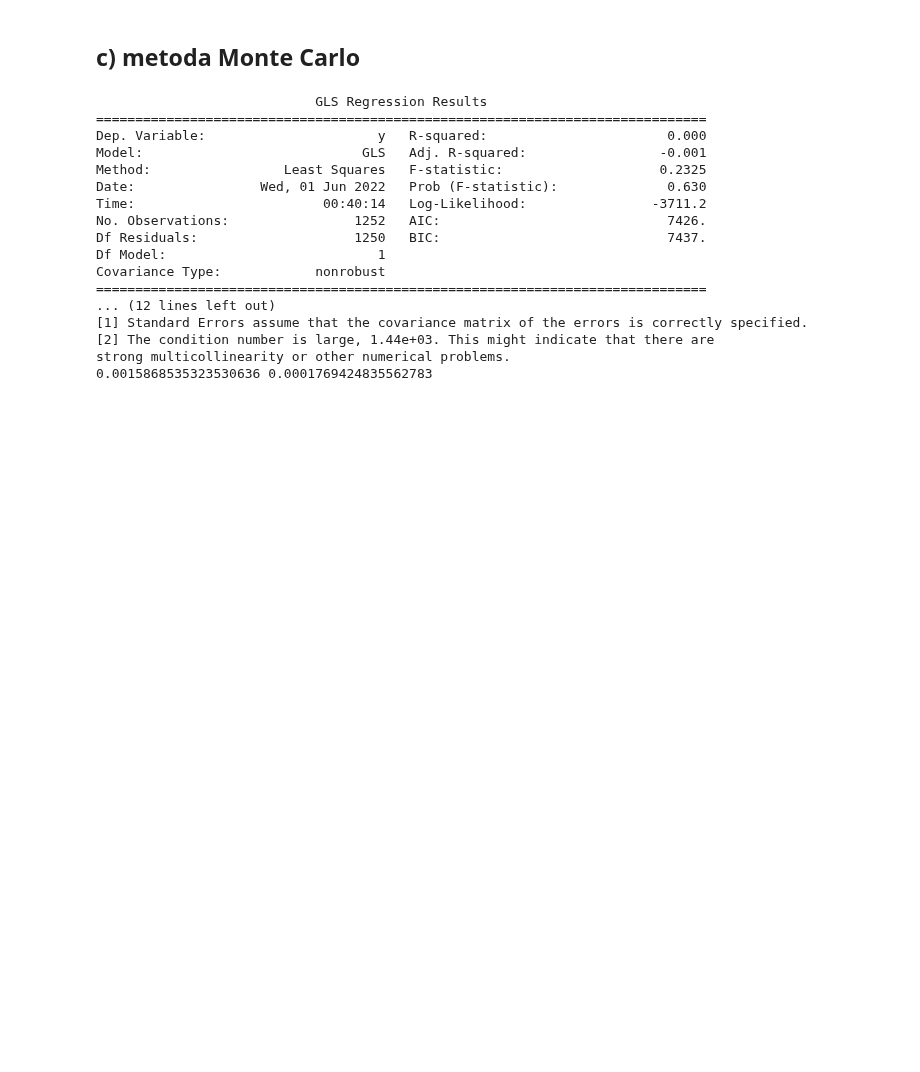
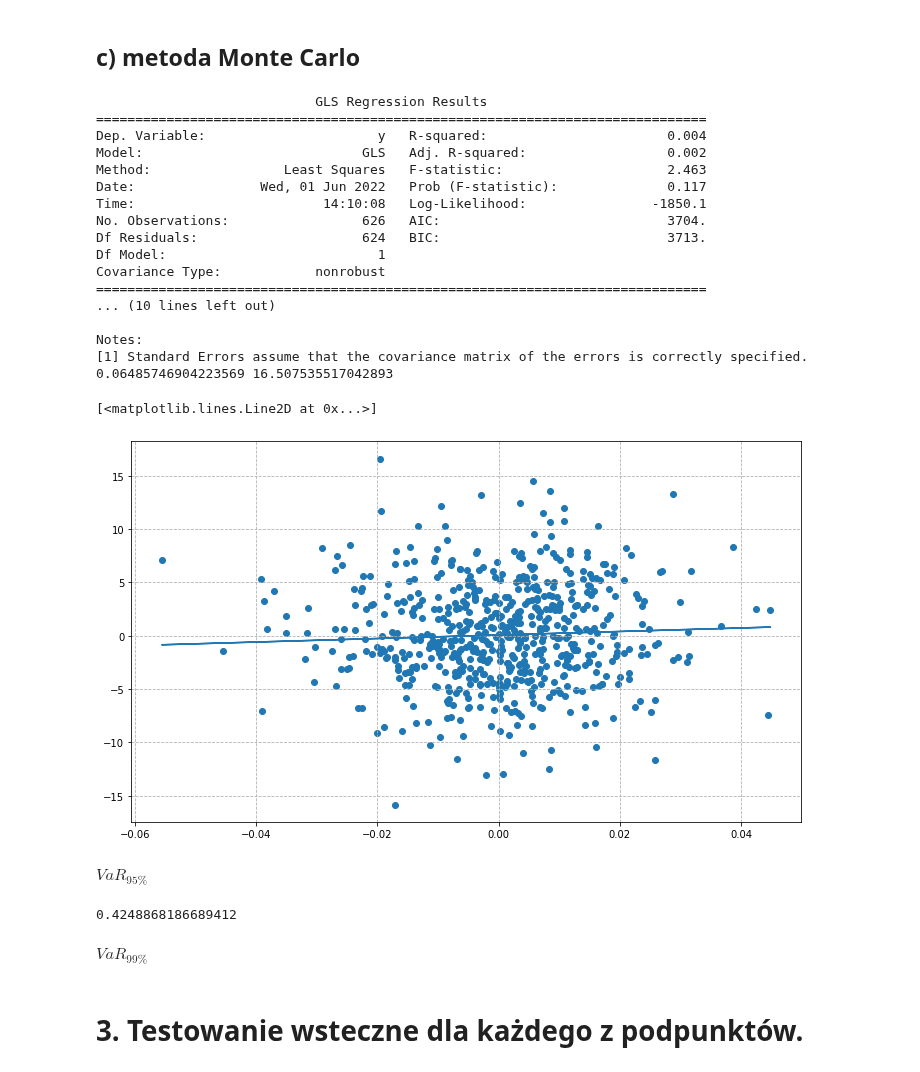
Before and after one commit to KatarzynaTurbanska/enterprise_risk_management, a Jupyter notebook: Prezentacja 4/value_at_risk.ipynb, the cells around one changed output. Drawn from its saved outputs; the diff is of its cells as text; code cells hidden in the pictures; blank space fills up the shorter version.

```diff
--- a/Prezentacja 4/value_at_risk.ipynb
+++ b/Prezentacja 4/value_at_risk.ipynb
@@ -273,32 +269,32 @@ $VaR_{99\%} = 0.13654$
 # %% [markdown]
 ## c) metoda Monte Carlo
 # %%
-#dobieramy model regresji liniowej dla zmiennej kakao
-y1 = cocoa_close
-x1 = np.arange(0, len(y1))
-
+#dobieramy model regresji liniowej dla zmiennej kakao opisanej czynnikiem ryzyka
+y1 = cocoa_close[0:626]
+x1 = pln_usd_close[0:626]
 x1 = sm.add_constant(x1)
 model1 = sm.GLS(y1, x1).fit()
 
 print(model1.summary())
+
 alpha1 = model1.params[0]
 beta1 = model1.params[1]
 print(alpha1, beta1)
 # %% [output]
                             GLS Regression Results
 ==============================================================================
-Dep. Variable:                      y   R-squared:                       0.000
-Model:                            GLS   Adj. R-squared:                 -0.001
-Method:                 Least Squares   F-statistic:                    0.2325
-Date:                Wed, 01 Jun 2022   Prob (F-statistic):              0.630
-Time:                        00:40:14   Log-Likelihood:                -3711.2
-No. Observations:                1252   AIC:                             7426.
-Df Residuals:                    1250   BIC:                             7437.
+Dep. Variable:                      y   R-squared:                       0.004
+Model:                            GLS   Adj. R-squared:                  0.002
+Method:                 Least Squares   F-statistic:                     2.463
+Date:                Wed, 01 Jun 2022   Prob (F-statistic):              0.117
+Time:                        14:10:08   Log-Likelihood:                -1850.1
+No. Observations:                 626   AIC:                             3704.
+Df Residuals:                     624   BIC:                             3713.
 Df Model:                           1
 Covariance Type:            nonrobust
 ==============================================================================
-... (12 lines left out)
+... (10 lines left out)
+
+Notes:
 [1] Standard Errors assume that the covariance matrix of the errors is correctly specified.
-[2] The condition number is large, 1.44e+03. This might indicate that there are
-strong multicollinearity or other numerical problems.
-0.0015868535323530636 0.0001769424835562783
+0.06485746904223569 16.507535517042893
@@ -304,0 +305,13 @@ strong multicollinearity or other numerical problems.
+# %%
+train = pln_usd_close[0:626]
+test = pln_usd_close[626:1252]
+# %%
+def func(data, alpha, beta):
+
+    return alpha + beta*data
+# %%
+plt.scatter(test, cocoa_close[626:1252])
+plt.plot(test, func(test, alpha1, beta1))
+# %% [output]
+[<matplotlib.lines.Line2D at 0x...>]
+[figure, added]
@@ -304,0 +320,10 @@ strong multicollinearity or other numerical problems.
+# %% [markdown]
+$VaR_{95\%}$
+# %%
+np.quantile(N, 0.95)
+# %% [output]
+0.4248868186689412
+# %% [markdown]
+$VaR_{99\%}$
+# %% [markdown]
+# 3. Testowanie wsteczne dla każdego z podpunktów.
```
Also changed, not shown: parts of 6 cells of this notebook.
